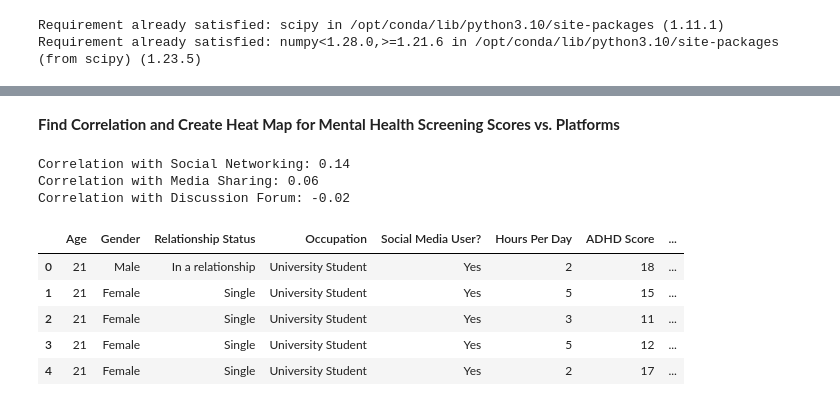
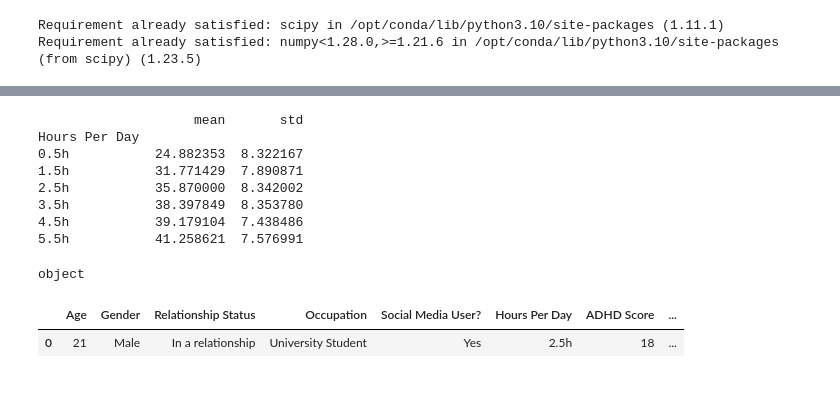
Before and after one commit to serenahinton/Social-Media-and-Mental-Health-Analysis-Project, a Jupyter notebook: social-media-analysis.ipynb, the cells around one changed output, grey strips where cells are left out. Cells and saved outputs as stored; diff of their text form; code cells hidden in the pictures.

Commit message:
Kaggle Notebook | Social Media Analysis | Version 18

```diff
--- a/social-media-analysis.ipynb
+++ b/social-media-analysis.ipynb
@@ -948,6 +940,0 @@ Requirement already satisfied: numpy<1.28.0,>=1.21.6 in /opt/conda/lib/python3.1
-# %%
-# Extract numeric values
-data['Hours Per Day'] = data['Hours Per Day'].str.extract('(\d+)').astype('int64')
-
-# Check the data type of the 'Hours Per Day' column after conversion
-print(data['Hours Per Day'].dtype)
@@ -956,7 +940,0 @@ int64
-# %%
-# Convert the 'Age' column from object to int64
-data['Hours Per Day'] = data['Hours Per Day'].astype('int64')
-
-# Check the data type of the 'Age' column after conversion
-print(data['Hours Per Day'].dtype)
-data.info()
@@ -1139,36 +941,24 @@ P-value: 0.0084
-# %% [markdown]
-**Find Correlation and Create Heat Map for Mental Health Screening Scores vs. Platforms**
-# %%
-# Split the combined social media categories into separate binary columns
-social_media_categories = ['Social Networking', 'Media Sharing', 'Discussion Forum']
-for category in social_media_categories:
-    data[category] = data['Platforms'].str.contains(category).astype(int)
-
-# Calculate the Total Score (replace 'Score1', 'Score2', ... with actual column names)
-data['Total Score'] = data['Total Score']
-
-# Calculate the correlation between Total Score and each social media category
-correlation_social_networking = data['Total Score'].corr(data['Social Networking'])
-correlation_media_sharing = data['Total Score'].corr(data['Media Sharing'])
-correlation_discussion_forum = data['Total Score'].corr(data['Discussion Forum'])
-
-# Print the correlation coefficients
-print(f"Correlation with Social Networking: {correlation_social_networking:.2f}")
-print(f"Correlation with Media Sharing: {correlation_media_sharing:.2f}")
-print(f"Correlation with Discussion Forum: {correlation_discussion_forum:.2f}")
-# %% [output]
-Correlation with Social Networking: 0.14
-Correlation with Media Sharing: 0.06
-Correlation with Discussion Forum: -0.02
-# %%
-# Create the 'Total Platforms' column as the sum of the three columns
-data['Total Platforms'] = data['Social Networking'] + data['Media Sharing'] + data['Discussion Forum']
+# %%
+# Calculate mean and standard deviation for each bin
+summary_stats = data.groupby('Hours Per Day')['Total Score'].agg(['mean', 'std'])
+
+# Display summary statistics
+print(summary_stats)
+# %% [output]
+                    mean       std
+Hours Per Day
+0.5h           24.882353  8.322167
+1.5h           31.771429  7.890871
+2.5h           35.870000  8.342002
+3.5h           38.397849  8.353780
+4.5h           39.179104  7.438486
+5.5h           41.258621  7.576991
+# %%
+print(data['Hours Per Day'].dtype)
+# %% [output]
+object
 # %%
-data.head()
+data.head(1)
 # %% [output]
 |  | Age | Gender | Relationship Status | Occupation | Social Media User? | Hours Per Day | ADHD Score | ... |
-| 0 | 21 | Male | In a relationship | University Student | Yes | 2 | 18 | ... |
-| 1 | 21 | Female | Single | University Student | Yes | 5 | 15 | ... |
-| 2 | 21 | Female | Single | University Student | Yes | 3 | 11 | ... |
-| 3 | 21 | Female | Single | University Student | Yes | 5 | 12 | ... |
-| 4 | 21 | Female | Single | University Student | Yes | 2 | 17 | ... |
+| 0 | 21 | Male | In a relationship | University Student | Yes | 2.5h | 18 | ... |
```
Also changed, not shown: parts of 48 cells of this notebook.
